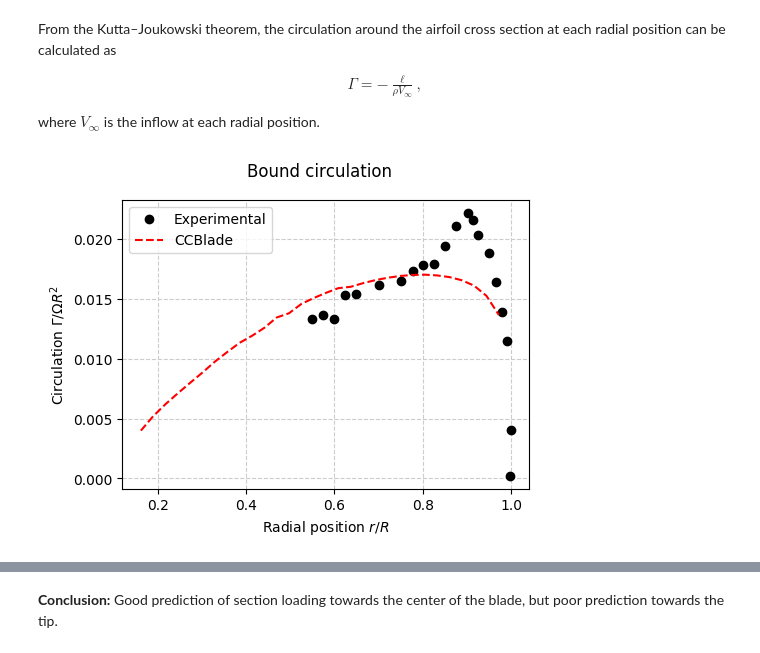
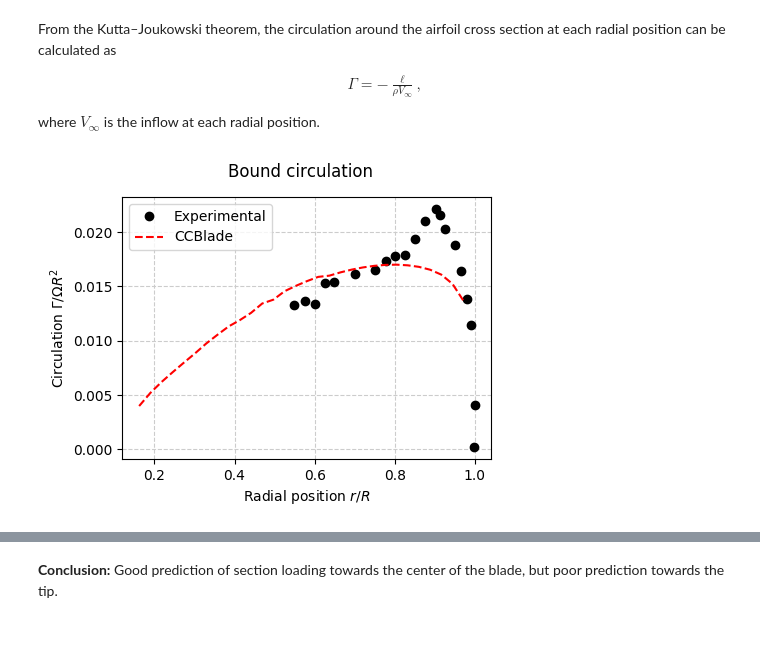
Before and after one commit to byuflowlab/CCBlade.jl, a Jupyter notebook: theory/Validation.ipynb, the cells around one changed output, grey strips where cells are left out. Cells and saved outputs as stored; diff of their text form; code cells hidden in the pictures.

```diff
--- a/theory/Validation.ipynb
+++ b/theory/Validation.ipynb
@@ -200,24 +227,24 @@ where $V_\infty$ is the inflow at each radial position.
 # %%
 
 ## Reads experimental
 exp_data_gamma = CSV.read("data/ballard-gamma.csv", datarow=1)
 
 ## Nondimensionalizes CCBlade
 ccb_data_gamma = zeros(Float64, n, 2)
 ccb_data_gamma[:, 1] = r/Rtip
 non_dim_gamma = Omega*Rtip^2
 ccb_data_gamma[:, 2] = Np./(rho*inflow.Vy) ./ non_dim_gamma
 
 ## Plots
-fig4 = figure("circulation", figsize=(7*0.75, 5*0.75))
+fig4 = figure("circulation", figsize=(7*0.68, 5*0.68))
 suptitle("Bound circulation")
 
 subplot(111)
 plot(exp_data_gamma[1], exp_data_gamma[2], "ok", label="Experimental")
 plot(ccb_data_gamma[:, 1], ccb_data_gamma[:, 2], "--r", label="CCBlade")
 xlabel(L"Radial position $r/R$")
 ylabel(L"Circulation $\Gamma/\Omega R^2$")
 legend(loc="best")
 grid(true, color="0.8", linestyle="--")
 # %% [output]
-[figure, old version]
+[figure, new version]
```
Also changed, not shown: parts of 9 cells of this notebook, 3 other files.
